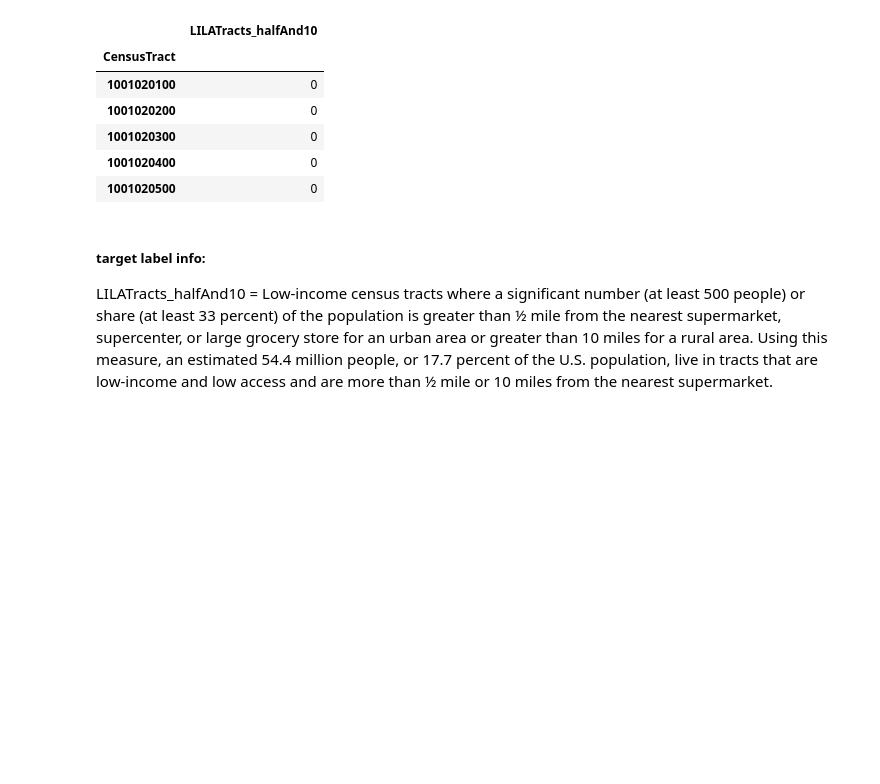
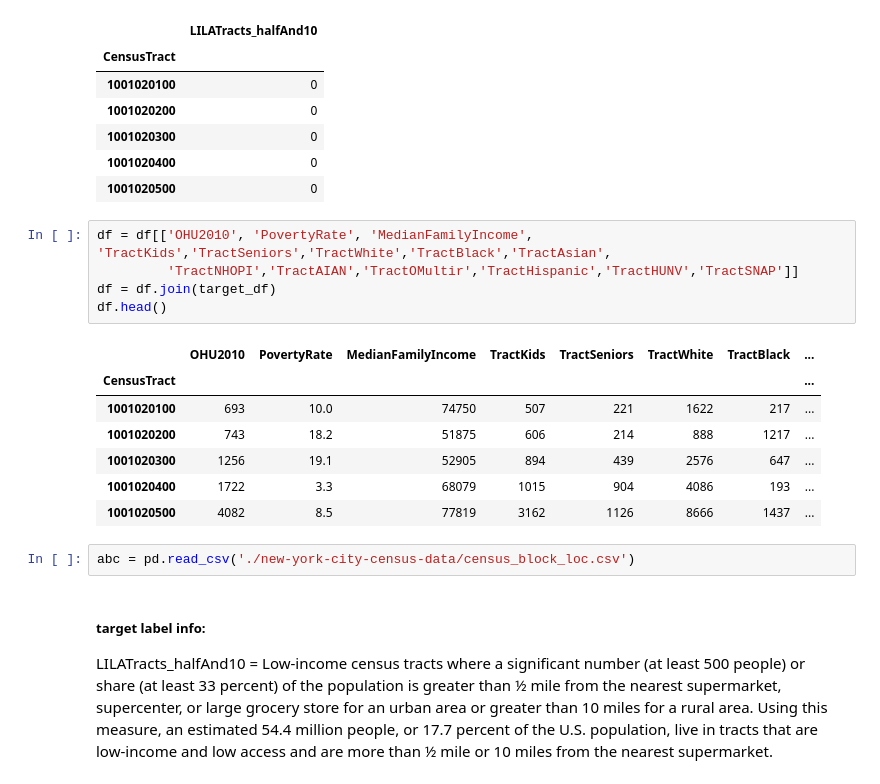
Before and after one commit to aulorbe/Food-Deserts-The-Human-Factor, a Jupyter notebook: Data Cleaning.ipynb, the cells around one changed output. Drawn from its saved outputs; the diff is of its cells as text; blank space fills up the shorter version.

```diff
--- a/Data Cleaning.ipynb
+++ b/Data Cleaning.ipynb
@@ -27,6 +27,21 @@ target_df.head()
 | 1001020300 | 0 |
 | 1001020400 | 0 |
 | 1001020500 | 0 |
+# %%
+df = df[['OHU2010', 'PovertyRate', 'MedianFamilyIncome', 'TractKids','TractSeniors','TractWhite','TractBlack','TractAsian',
+         'TractNHOPI','TractAIAN','TractOMultir','TractHispanic','TractHUNV','TractSNAP']]
+df = df.join(target_df)
+df.head()
+# %% [output]
+|  | OHU2010 | PovertyRate | MedianFamilyIncome | TractKids | TractSeniors | TractWhite | TractBlack | ... |
+| CensusTract |  |  |  |  |  |  |  | ... |
+| 1001020100 | 693 | 10.0 | 74750 | 507 | 221 | 1622 | 217 | ... |
+| 1001020200 | 743 | 18.2 | 51875 | 606 | 214 | 888 | 1217 | ... |
+| 1001020300 | 1256 | 19.1 | 52905 | 894 | 439 | 2576 | 647 | ... |
+| 1001020400 | 1722 | 3.3 | 68079 | 1015 | 904 | 4086 | 193 | ... |
+| 1001020500 | 4082 | 8.5 | 77819 | 3162 | 1126 | 8666 | 1437 | ... |
+# %%
+abc = pd.read_csv('./new-york-city-census-data/census_block_loc.csv')
 # %% [markdown]
 ##### target label info:
 LILATracts_halfAnd10 = Low-income census tracts where a significant number (at least 500 people) or share (at least 33 percent) of the population is greater than ½ mile from the nearest supermarket, supercenter, or large grocery store for an urban area or greater than 10 miles for a rural area. Using this measure, an estimated 54.4 million people, or 17.7 percent of the U.S. population, live in tracts that are low-income and low access and are more than ½ mile or 10 miles from the nearest supermarket.
```
Also changed, not shown: parts of 12 cells of this notebook, 6 other files.
